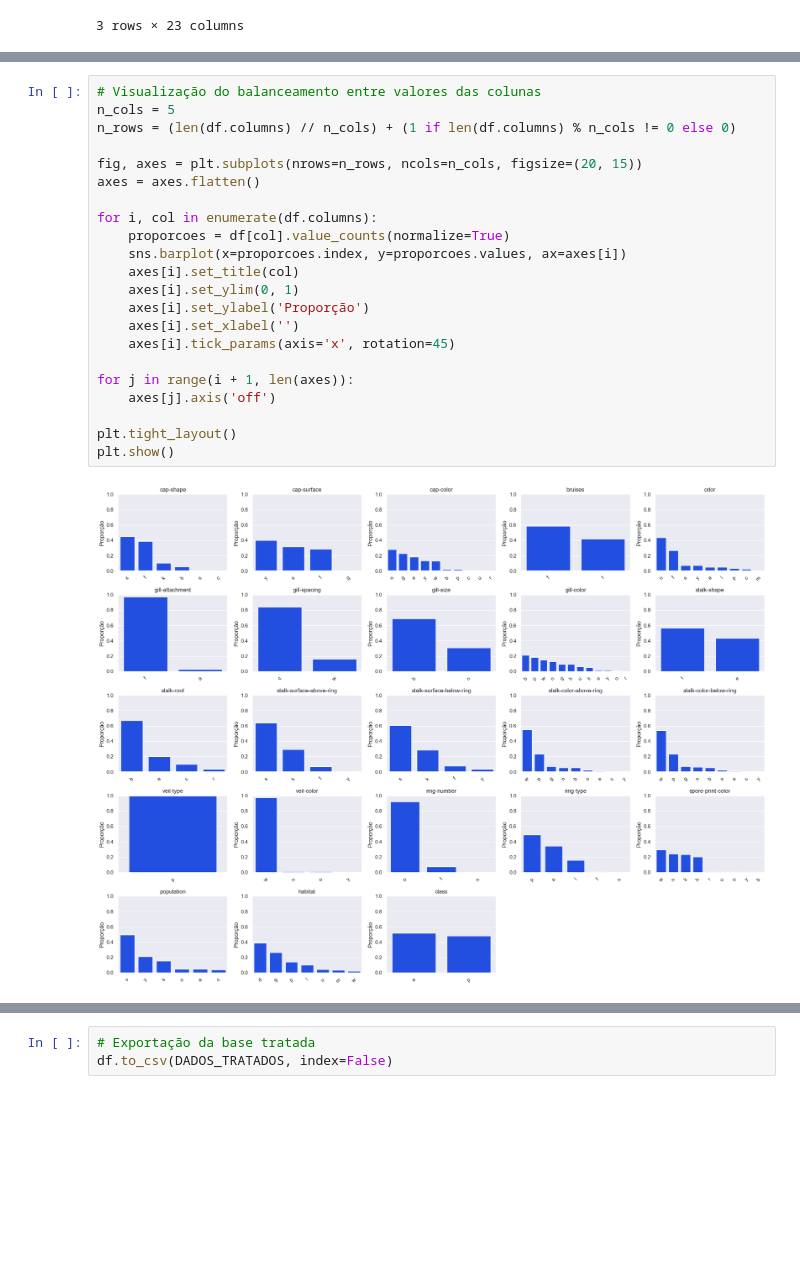
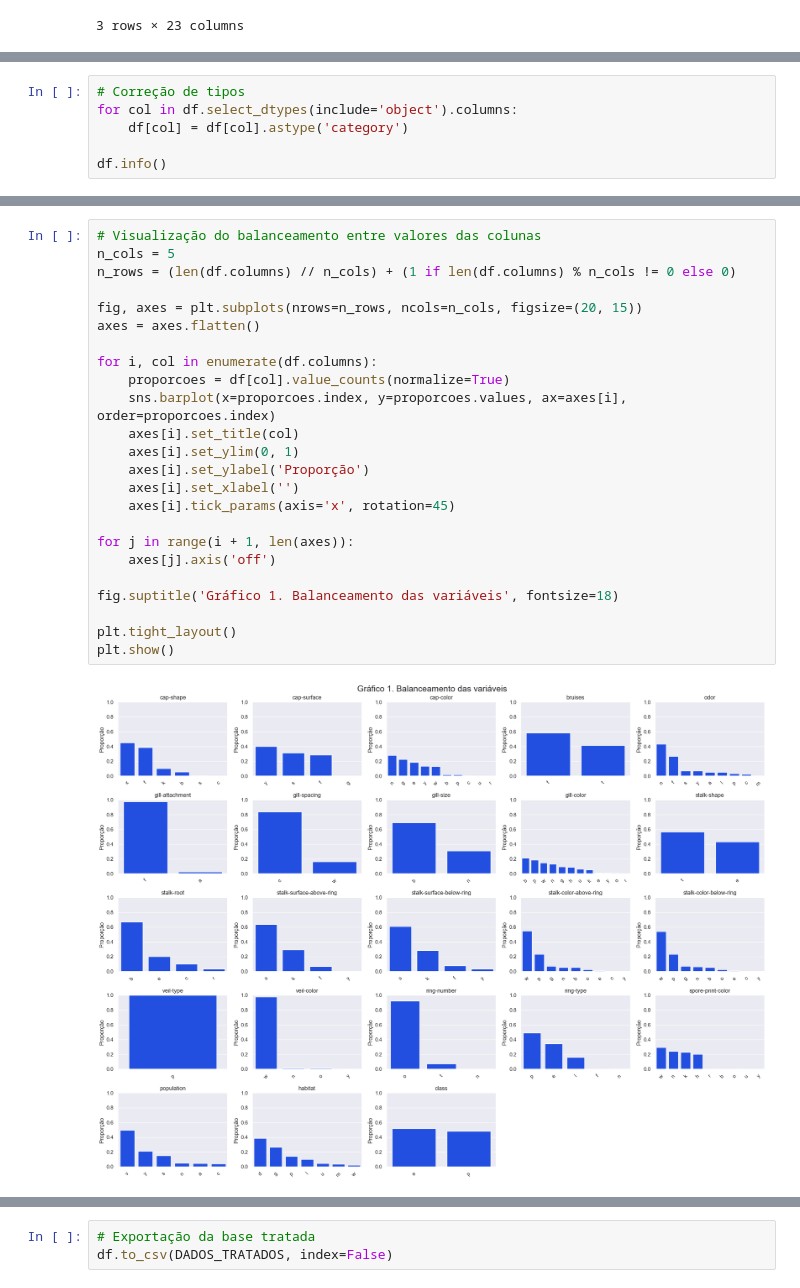
Before and after one commit to flima3/ufrn-imd3002-aprendizado-de-maquina-supervisionado, a Jupyter notebook: poisonous-mushrooms/notebooks/eda.ipynb, the cells around one changed output, grey strips where cells are left out. Drawn from its saved outputs; the diff is of its cells as text; blank space fills up the shorter version.

```diff
--- a/poisonous-mushrooms/notebooks/eda.ipynb
+++ b/poisonous-mushrooms/notebooks/eda.ipynb
@@ -53,0 +64,6 @@ dtype: object
+# %%
+# Correção de tipos
+for col in df.select_dtypes(include='object').columns:
+    df[col] = df[col].astype('category')
+
+df.info()
@@ -54,27 +106,29 @@ dtype: object
 # %%
 # Visualização do balanceamento entre valores das colunas
 n_cols = 5
 n_rows = (len(df.columns) // n_cols) + (1 if len(df.columns) % n_cols != 0 else 0)
 
 fig, axes = plt.subplots(nrows=n_rows, ncols=n_cols, figsize=(20, 15))
 axes = axes.flatten()
 
 for i, col in enumerate(df.columns):
     proporcoes = df[col].value_counts(normalize=True)
-    sns.barplot(x=proporcoes.index, y=proporcoes.values, ax=axes[i])
+    sns.barplot(x=proporcoes.index, y=proporcoes.values, ax=axes[i], order=proporcoes.index)
     axes[i].set_title(col)
     axes[i].set_ylim(0, 1)
     axes[i].set_ylabel('Proporção')
     axes[i].set_xlabel('')
     axes[i].tick_params(axis='x', rotation=45)
 
 for j in range(i + 1, len(axes)):
     axes[j].axis('off')
 
+fig.suptitle('Gráfico 1. Balanceamento das variáveis', fontsize=18)
+
 plt.tight_layout()
 plt.show()
 # %% [output]
-[figure, old version]
+[figure, new version]
 # %%
 # Análise de cardinalidade das colunas
 df_cardinalidade = analisar_cardinalidade(df)
```
Also changed, not shown: parts of 15 cells of this notebook.
